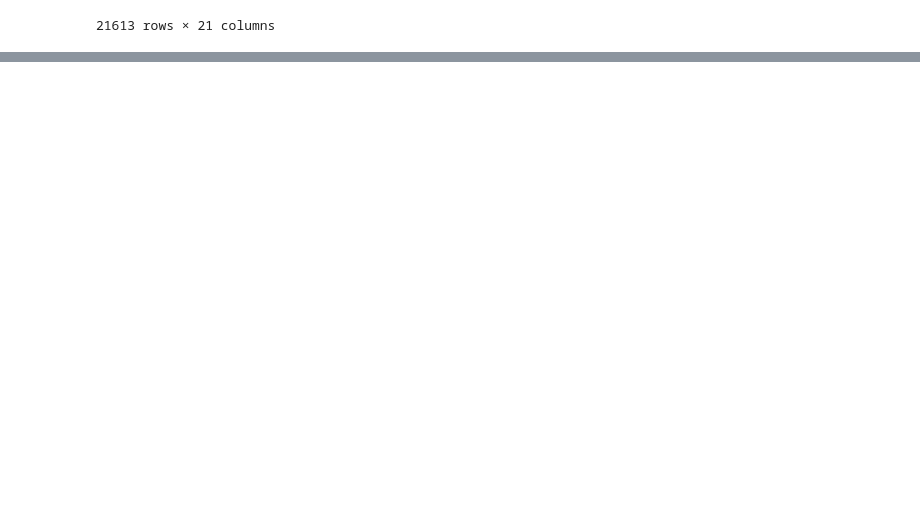
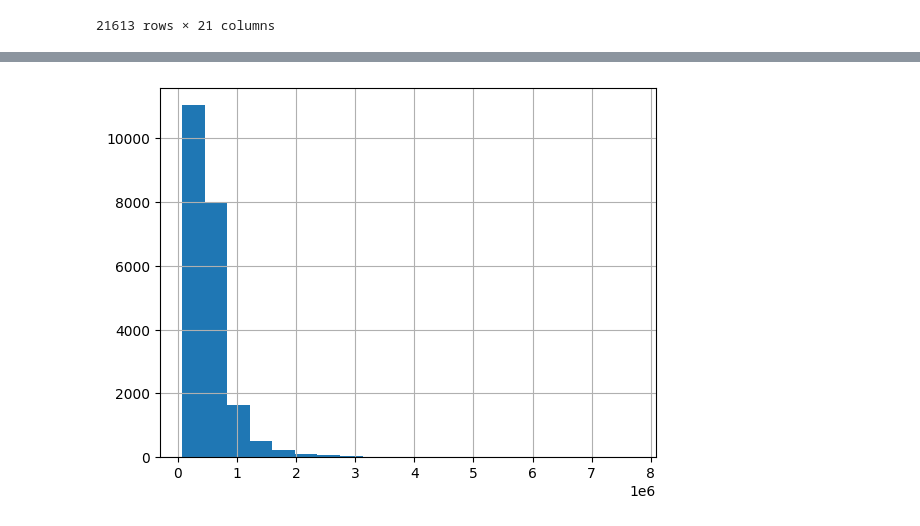
Before and after one commit to PacoFletcher/Web_data_house_pricing, a Jupyter notebook: rama_test.ipynb, the cells around one changed output, grey strips where cells are left out. Cells and saved outputs as stored; diff of their text form; code cells hidden in the pictures; blank space fills up the shorter version.

```diff
--- a/rama_test.ipynb
+++ b/rama_test.ipynb
@@ -22,0 +57,9 @@ df
+# %%
+df.drop(['date', 'id', 'zipcode', 'yr_renovated'], axis=1, inplace=True)
+# %%
+dum = pd.get_dummies(df['condition']).astype('uint8')
+# %%
+df.drop(columns="condition",inplace=True)
+# %%
+df = pd.concat([df,dum],axis = 1)
+df
@@ -22,0 +92,4 @@ df
+# %%
+df["price"].hist(bins = 20);
+# %% [output]
+[figure, added]
```
Also changed, not shown: parts of 27 cells of this notebook, 1 other file.
